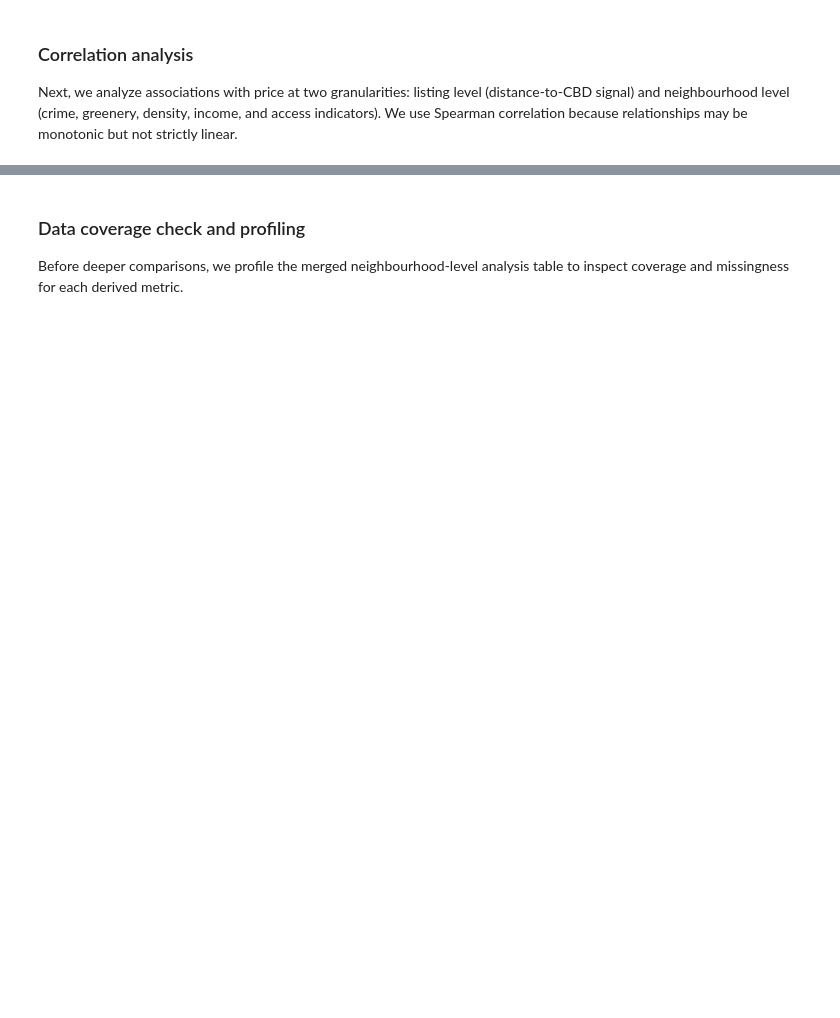
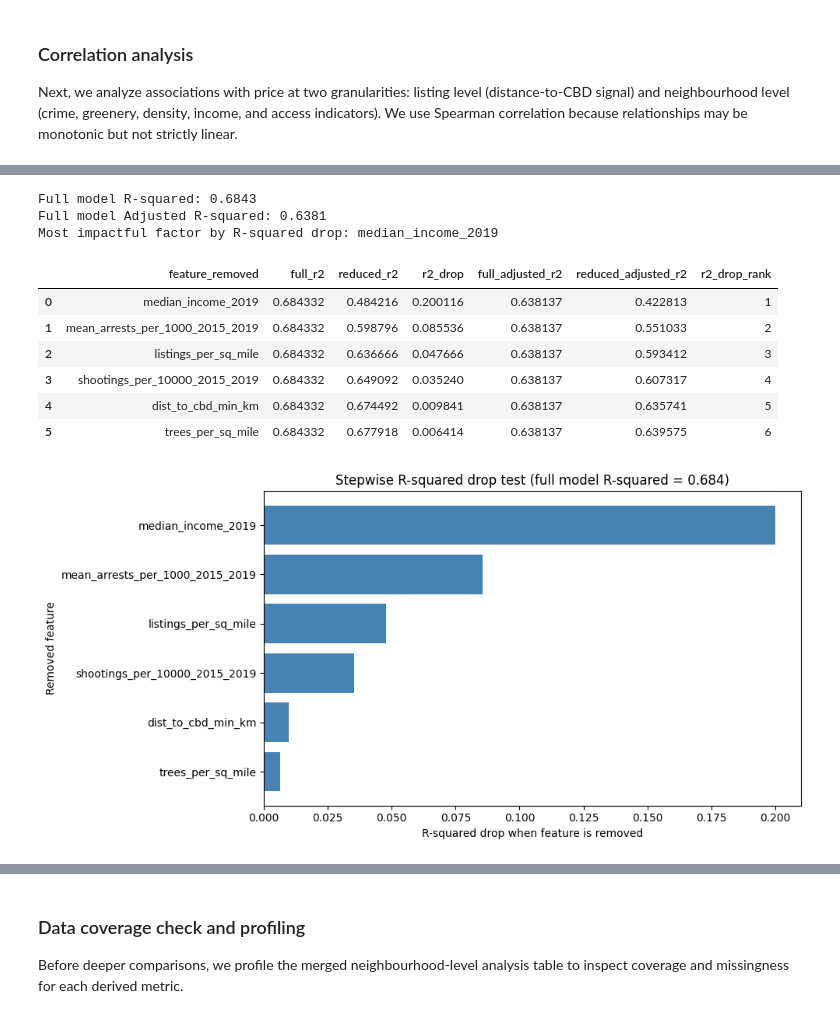
Before and after one commit to nigelyeap/airbnb_nyc, a Jupyter notebook: SC3021 cleaned_ys.ipynb, the cells around one changed output, grey strips where cells are left out. Saved outputs shown, nothing was run; the diff lists cells and outputs as text; code cells hidden in the pictures; blank space fills up the shorter version.

```diff
--- a/SC3021 cleaned_ys.ipynb
+++ b/SC3021 cleaned_ys.ipynb
@@ -1547,0 +1550,78 @@ Spearman correlation with average_price (neighbourhood level):
+# %%
+from sklearn.linear_model import LinearRegression
+
+# Build modelling table from the neighbourhood-level analysis columns
+model_features = [
+    'shootings_per_10000_2015_2019',
+    'mean_arrests_per_1000_2015_2019',
+    'trees_per_sq_mile',
+    'dist_to_cbd_min_km',
+    'listings_per_sq_mile',
+    'median_income_2019',
+]
+model_target = 'average_price'
+
+r2_data = corr_source[[model_target] + model_features].copy()
+r2_data = r2_data.apply(pd.to_numeric, errors='coerce').dropna().reset_index(drop=True)
+
+X_full = r2_data[model_features]
+y_full = r2_data[model_target]
+
+base_lr = LinearRegression()
+base_lr.fit(X_full, y_full)
+base_r2 = base_lr.score(X_full, y_full)
+
+
+def adjusted_r2(r2_value, n_obs, n_features):
+    if n_obs <= n_features + 1:
+        return np.nan
+    return 1 - (1 - r2_value) * (n_obs - 1) / (n_obs - n_features - 1)
+
+
+base_adj_r2 = adjusted_r2(base_r2, len(r2_data), X_full.shape[1])
+
+stepwise_rows = []
+for feature in model_features:
+    reduced_features = [f for f in model_features if f != feature]
+    reduced_lr = LinearRegression()
+    reduced_lr.fit(r2_data[reduced_features], y_full)
+    reduced_r2 = reduced_lr.score(r2_data[reduced_features], y_full)
+    reduced_adj_r2 = adjusted_r2(reduced_r2, len(r2_data), len(reduced_features))
+
+    stepwise_rows.append({
+        'feature_removed': feature,
+        'full_r2': base_r2,
+        'reduced_r2': reduced_r2,
+        'r2_drop': base_r2 - reduced_r2,
+        'full_adjusted_r2': base_adj_r2,
+        'reduced_adjusted_r2': reduced_adj_r2,
+    })
+
+r2_drop_df = pd.DataFrame(stepwise_rows).sort_values('r2_drop', ascending=False).reset_index(drop=True)
+r2_drop_df['r2_drop_rank'] = np.arange(1, len(r2_drop_df) + 1)
+
+print(f'Full model R-squared: {base_r2:.4f}')
+print(f'Full model Adjusted R-squared: {base_adj_r2:.4f}')
+print('Most impactful factor by R-squared drop:', r2_drop_df.loc[0, 'feature_removed'])
+display(r2_drop_df)
+
+plt.figure(figsize=(10, 5))
+plt.barh(r2_drop_df['feature_removed'], r2_drop_df['r2_drop'], color='steelblue')
+plt.gca().invert_yaxis()
+plt.xlabel('R-squared drop when feature is removed')
+plt.ylabel('Removed feature')
+plt.title(f'Stepwise R-squared drop test (full model R-squared = {base_r2:.3f})')
+plt.tight_layout()
+plt.show()
+# %% [output]
+Full model R-squared: 0.6843
+Full model Adjusted R-squared: 0.6381
+Most impactful factor by R-squared drop: median_income_2019
+|  | feature_removed | full_r2 | reduced_r2 | r2_drop | full_adjusted_r2 | reduced_adjusted_r2 | r2_drop_rank |
+| 0 | median_income_2019 | 0.684332 | 0.484216 | 0.200116 | 0.638137 | 0.422813 | 1 |
+| 1 | mean_arrests_per_1000_2015_2019 | 0.684332 | 0.598796 | 0.085536 | 0.638137 | 0.551033 | 2 |
+| 2 | listings_per_sq_mile | 0.684332 | 0.636666 | 0.047666 | 0.638137 | 0.593412 | 3 |
+| 3 | shootings_per_10000_2015_2019 | 0.684332 | 0.649092 | 0.035240 | 0.638137 | 0.607317 | 4 |
+| 4 | dist_to_cbd_min_km | 0.684332 | 0.674492 | 0.009841 | 0.638137 | 0.635741 | 5 |
+| 5 | trees_per_sq_mile | 0.684332 | 0.677918 | 0.006414 | 0.638137 | 0.639575 | 6 |
+[figure, added]
```
Also changed, not shown: parts of 62 cells of this notebook.
